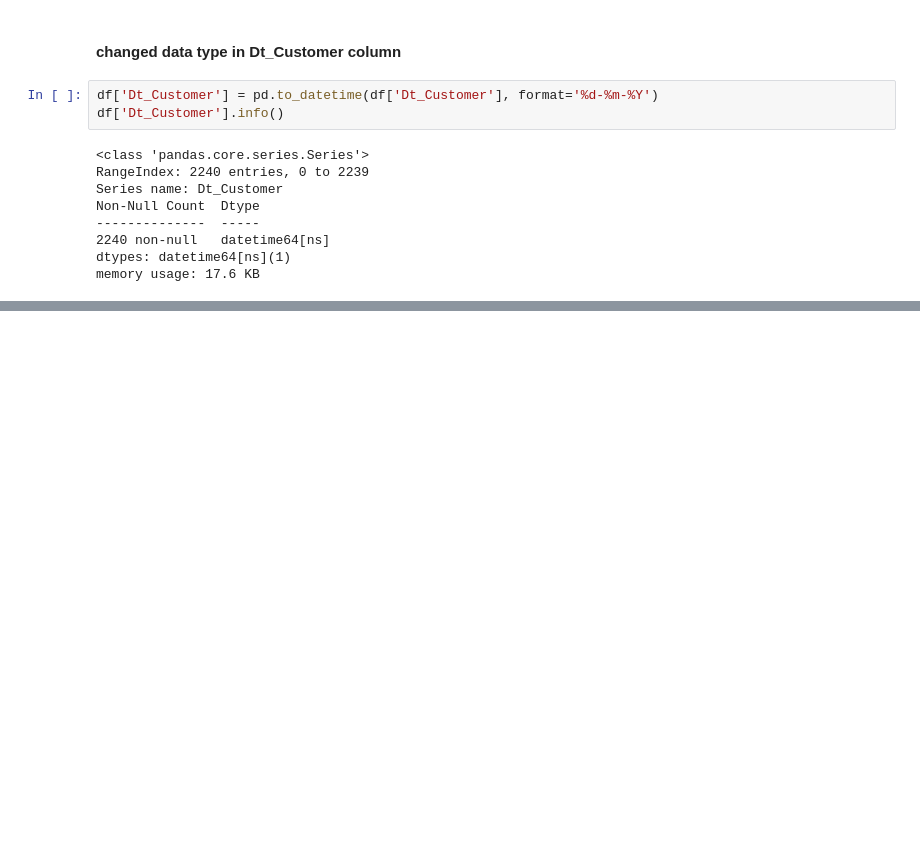
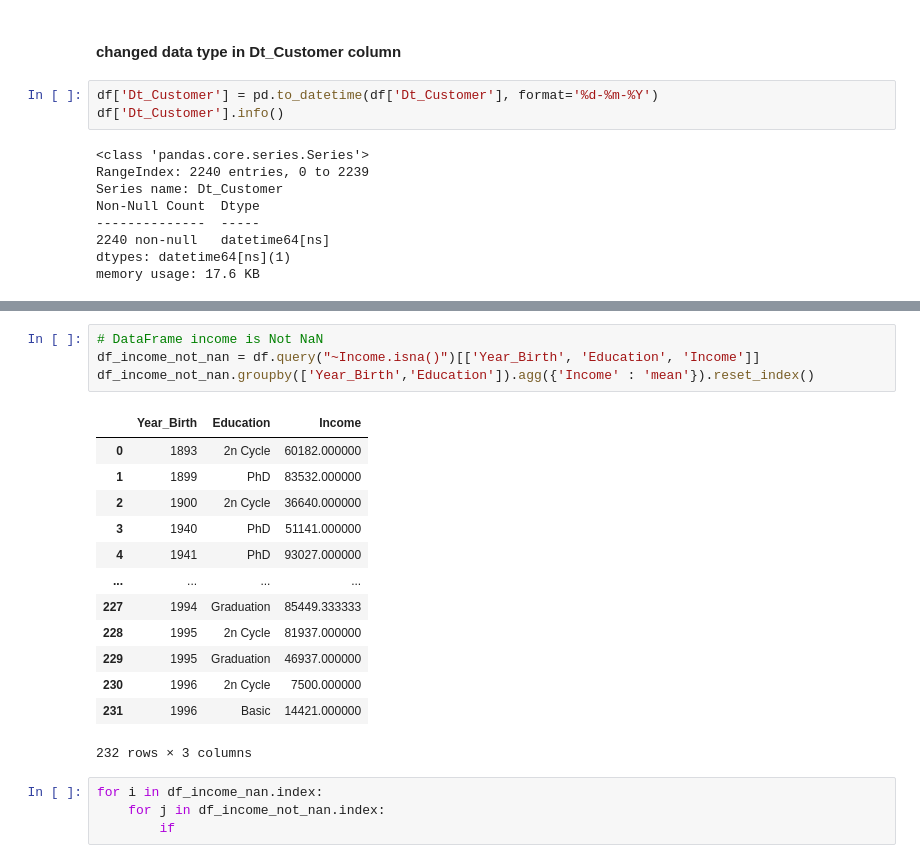
Before and after one commit to fnkhairudin/CapstoneProjectModul2, a Jupyter notebook: notebooks/dataCleaning.ipynb, the cells around one changed output, grey strips where cells are left out. Drawn from its saved outputs; the diff is of its cells as text; blank space fills up the shorter version.

```diff
--- a/notebooks/dataCleaning.ipynb
+++ b/notebooks/dataCleaning.ipynb
@@ -237,0 +272,22 @@ for i in zip(dflist, axhist, axbox, label, color):
+# %%
+# DataFrame income is Not NaN
+df_income_not_nan = df.query("~Income.isna()")[['Year_Birth', 'Education', 'Income']]
+df_income_not_nan.groupby(['Year_Birth','Education']).agg({'Income' : 'mean'}).reset_index()
+# %% [output]
+|  | Year_Birth | Education | Income |
+| 0 | 1893 | 2n Cycle | 60182.000000 |
+| 1 | 1899 | PhD | 83532.000000 |
+| 2 | 1900 | 2n Cycle | 36640.000000 |
+| 3 | 1940 | PhD | 51141.000000 |
+| 4 | 1941 | PhD | 93027.000000 |
+| ... | ... | ... | ... |
+| 227 | 1994 | Graduation | 85449.333333 |
+| 228 | 1995 | 2n Cycle | 81937.000000 |
+| 229 | 1995 | Graduation | 46937.000000 |
+| 230 | 1996 | 2n Cycle | 7500.000000 |
+| 231 | 1996 | Basic | 14421.000000 |
+232 rows × 3 columns
+# %%
+for i in df_income_nan.index:
+    for j in df_income_not_nan.index:
+        if
```
Also changed, not shown: parts of 18 cells of this notebook.
